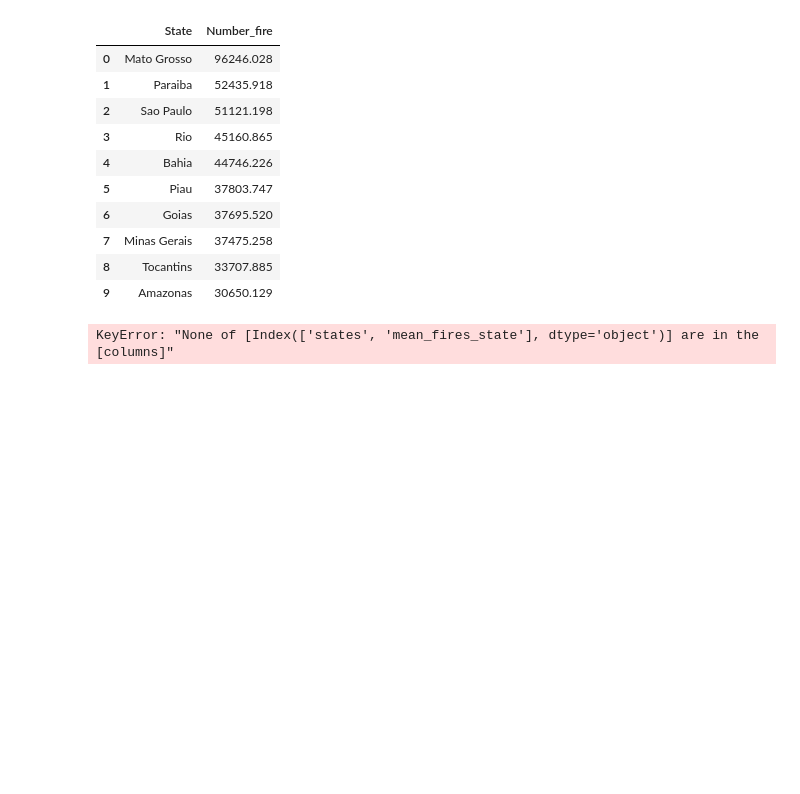
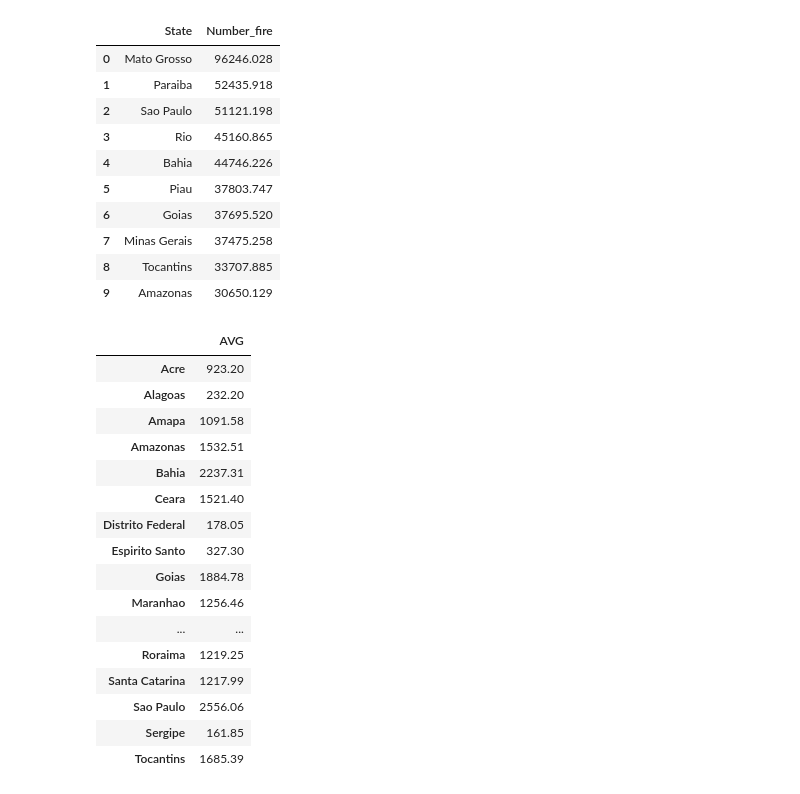
Before and after one commit to maizavolpato/forest_fire_Brazil, a Jupyter notebook: forest_fire.ipynb, the cells around one changed output. Drawn from its saved outputs; the diff is of its cells as text; code cells hidden in the pictures; blank space fills up the shorter version.

```diff
--- a/forest_fire.ipynb
+++ b/forest_fire.ipynb
@@ -178,20 +192,40 @@ total_fire_state
 | 8 | Tocantins | 33707.885 |
 | 9 | Amazonas | 30650.129 |
 # %%
+#create two new list one is for state's name and another for fire's numbers
 states = list(df.State.unique())
 
 fires_per_state = []
 for i in states:
     y = df.loc[df['State']==i].Number_fire.sum().round(3)
     fires_per_state.append(y)
 
+#after using for loop to calculate the mean per state in 20 years
 mean_fires_state = []
 for n in fires_per_state:
     n /= 20
     mean_fires_state.append(n.round(2))
 
+mean_fires_state_dic = dict(zip(states, mean_fires_state))
 
-mean_fires_state_dic = dict(zip(states, mean_fires_state))
-mean_fires_state_dic
+#create a data frame with the dictionary of means fires and state
+dfobj = pd.DataFrame.from_dict(mean_fires_state_dic, orient='index', columns = ['AVG'])
+dfobj
 # %% [output]
-KeyError: "None of [Index(['states', 'mean_fires_state'], dtype='object')] are in the [columns]"
+|  | AVG |
+| Acre | 923.20 |
+| Alagoas | 232.20 |
+| Amapa | 1091.58 |
+| Amazonas | 1532.51 |
+| Bahia | 2237.31 |
+| Ceara | 1521.40 |
+| Distrito Federal | 178.05 |
+| Espirito Santo | 327.30 |
+| Goias | 1884.78 |
+| Maranhao | 1256.46 |
+| ... | ... |
+| Roraima | 1219.25 |
+| Santa Catarina | 1217.99 |
+| Sao Paulo | 2556.06 |
+| Sergipe | 161.85 |
+| Tocantins | 1685.39 |
```
Also changed, not shown: parts of 1 cell of this notebook, 1 other file.
